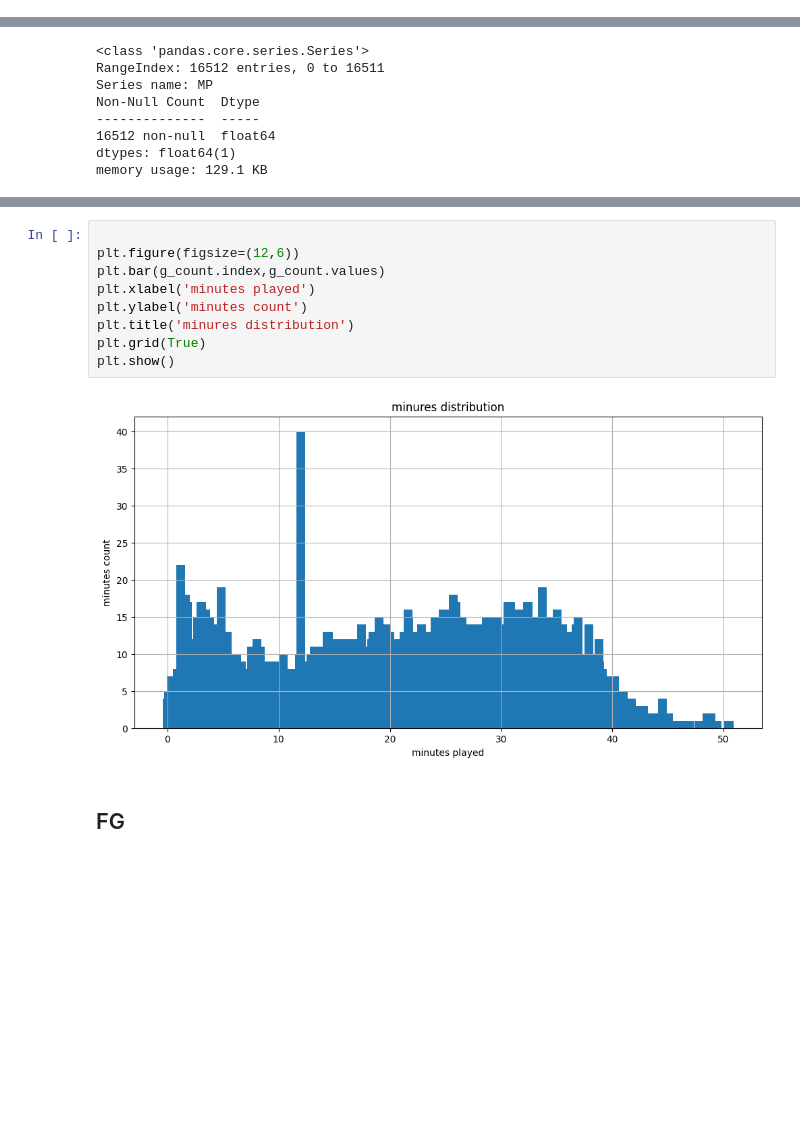
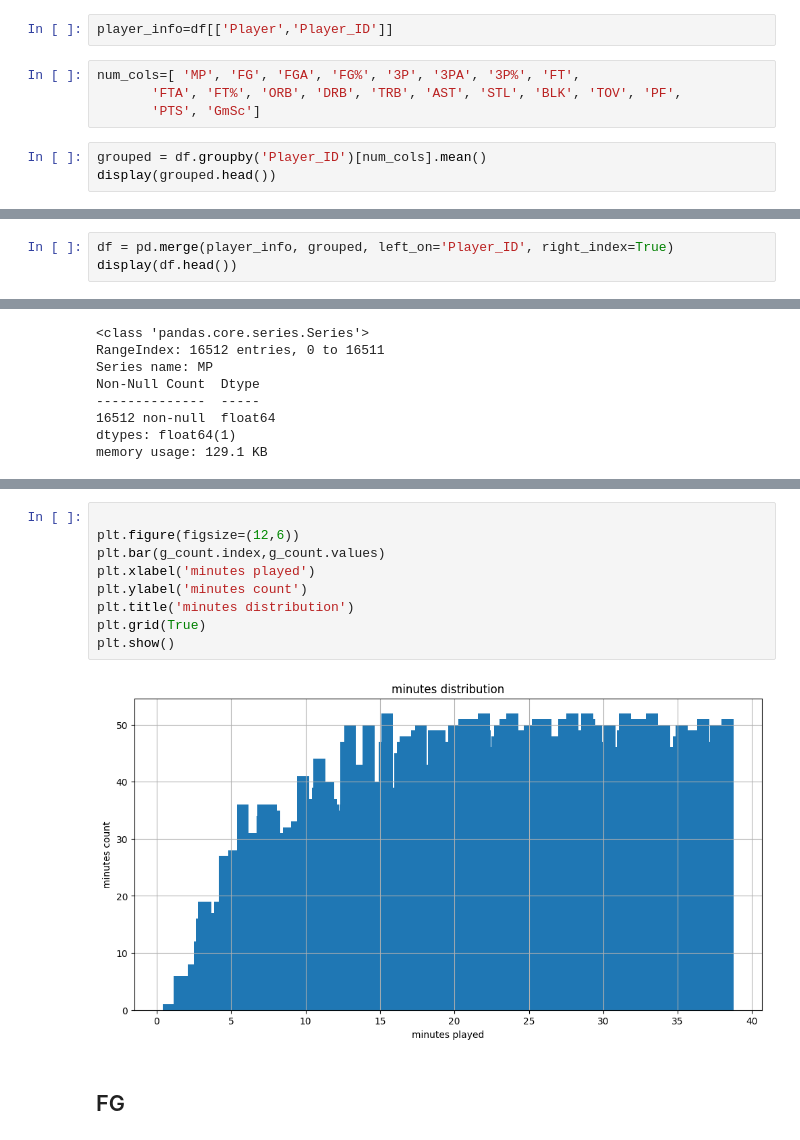
Before and after one commit to patience275/nba, a Jupyter notebook: nba.ipynb, the cells around one changed output, grey strips where cells are left out. Saved outputs shown, nothing was run; the diff lists cells and outputs as text; blank space fills up the shorter version.

```diff
--- a/nba.ipynb
+++ b/nba.ipynb
@@ -138,0 +221,9 @@ plt.show()
+# %%
+player_info=df[['Player','Player_ID']]
+# %%
+num_cols=[ 'MP', 'FG', 'FGA', 'FG%', '3P', '3PA', '3P%', 'FT',
+       'FTA', 'FT%', 'ORB', 'DRB', 'TRB', 'AST', 'STL', 'BLK', 'TOV', 'PF',
+       'PTS', 'GmSc']
+# %%
+grouped = df.groupby('Player_ID')[num_cols].mean()
+display(grouped.head())
@@ -138,0 +238,3 @@ plt.show()
+# %%
+df = pd.merge(player_info, grouped, left_on='Player_ID', right_index=True)
+display(df.head())
@@ -175,14 +320,14 @@ dtype: int64
 # %%
 
 plt.figure(figsize=(12,6))
 plt.bar(g_count.index,g_count.values)
 plt.xlabel('minutes played')
 plt.ylabel('minutes count')
-plt.title('minures distribution')
+plt.title('minutes distribution')
 plt.grid(True)
 plt.show()
 # %% [output]
-[figure, old version]
+[figure, new version]
 # %% [markdown]
 ## FG
 # %%
```
Also changed, not shown: parts of 106 cells of this notebook.
